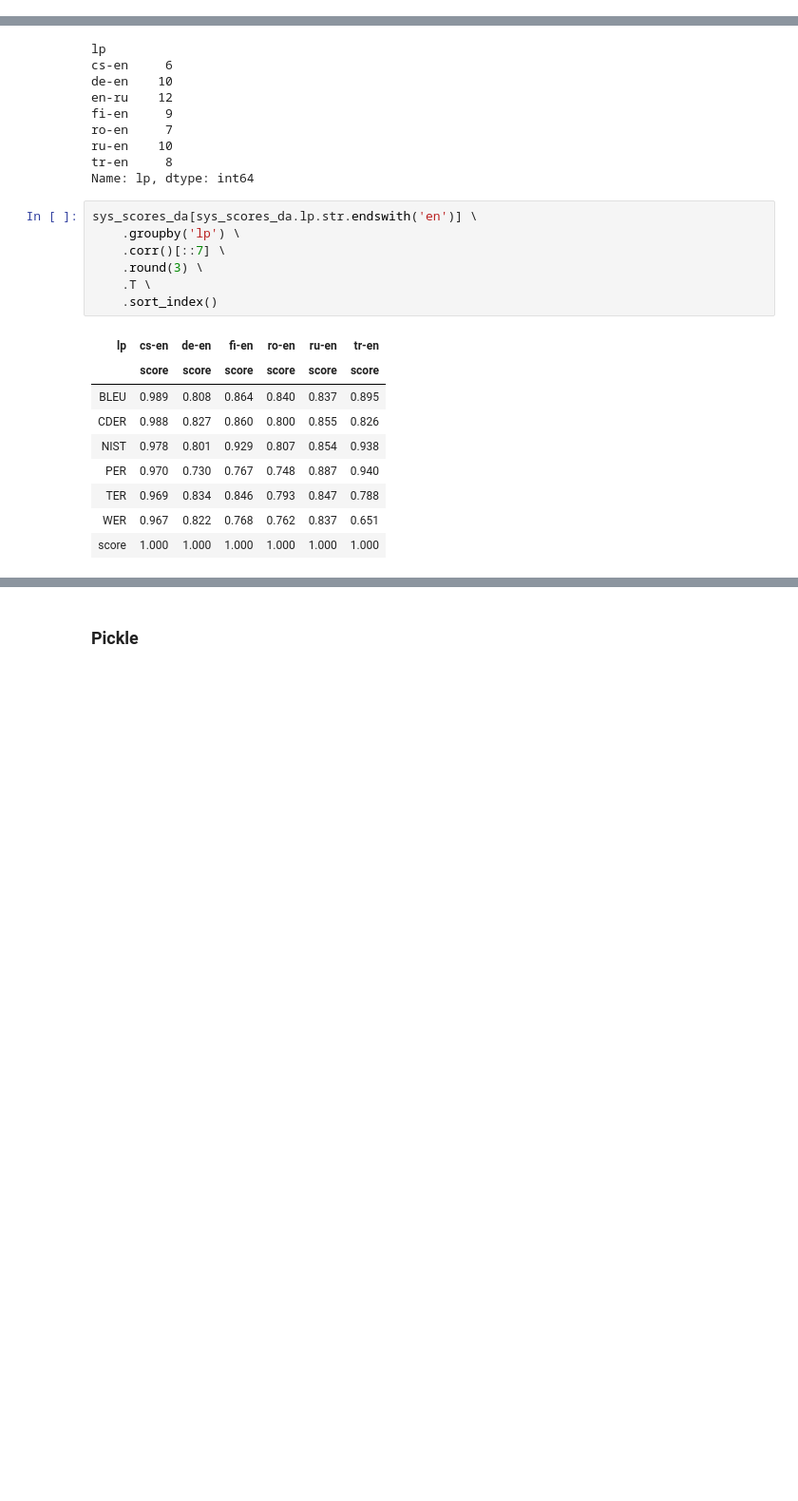
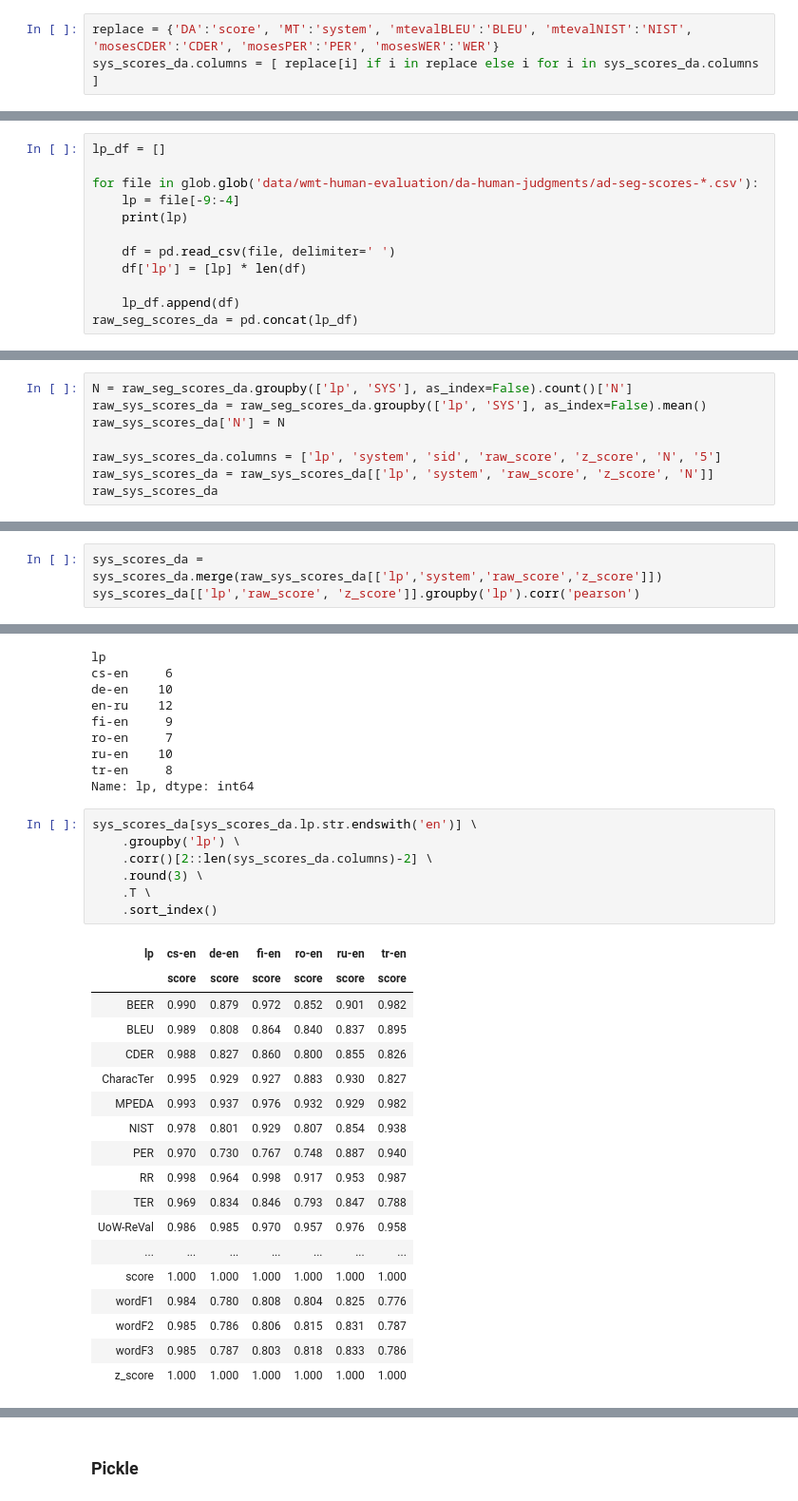
Before and after one commit to johntzwei/wmt16-19-metrics-shared-task, a Jupyter notebook: wmt16-data.ipynb, the cells around one changed output, grey strips where cells are left out. Shown at 95% size. Cells and saved outputs as stored; diff of their text form; blank space fills up the shorter version.

```diff
--- a/wmt16-data.ipynb
+++ b/wmt16-data.ipynb
@@ -53,0 +66,3 @@ sys_scores_da.columns = ['lp', 'score', 'system', 'BLEU', 'NIST', 'CDER', 'PER',
+# %%
+replace = {'DA':'score', 'MT':'system', 'mtevalBLEU':'BLEU', 'mtevalNIST':'NIST', 'mosesCDER':'CDER', 'mosesPER':'PER', 'mosesWER':'WER'}
+sys_scores_da.columns = [ replace[i] if i in replace else i for i in sys_scores_da.columns ]
@@ -53,0 +71,12 @@ sys_scores_da.columns = ['lp', 'score', 'system', 'BLEU', 'NIST', 'CDER', 'PER',
+# %%
+lp_df = []
+
+for file in glob.glob('data/wmt-human-evaluation/da-human-judgments/ad-seg-scores-*.csv'):
+    lp = file[-9:-4]
+    print(lp)
+
+    df = pd.read_csv(file, delimiter=' ')
+    df['lp'] = [lp] * len(df)
+
+    lp_df.append(df)
+raw_seg_scores_da = pd.concat(lp_df)
@@ -53,0 +91,8 @@ sys_scores_da.columns = ['lp', 'score', 'system', 'BLEU', 'NIST', 'CDER', 'PER',
+# %%
+N = raw_seg_scores_da.groupby(['lp', 'SYS'], as_index=False).count()['N']
+raw_sys_scores_da = raw_seg_scores_da.groupby(['lp', 'SYS'], as_index=False).mean()
+raw_sys_scores_da['N'] = N
+
+raw_sys_scores_da.columns = ['lp', 'system', 'sid', 'raw_score', 'z_score', 'N', '5']
+raw_sys_scores_da = raw_sys_scores_da[['lp', 'system', 'raw_score', 'z_score', 'N']]
+raw_sys_scores_da
@@ -53,0 +113,3 @@ sys_scores_da.columns = ['lp', 'score', 'system', 'BLEU', 'NIST', 'CDER', 'PER',
+# %%
+sys_scores_da = sys_scores_da.merge(raw_sys_scores_da[['lp','system','raw_score','z_score']])
+sys_scores_da[['lp','raw_score', 'z_score']].groupby('lp').corr('pearson')
@@ -70,20 +149,29 @@ Name: lp, dtype: int64
 # %%
 sys_scores_da[sys_scores_da.lp.str.endswith('en')] \
     .groupby('lp') \
-    .corr()[::7] \
+    .corr()[2::len(sys_scores_da.columns)-2] \
     .round(3) \
     .T \
     .sort_index()
 # %% [output]
 | lp | cs-en | de-en | fi-en | ro-en | ru-en | tr-en |
 |  | score | score | score | score | score | score |
+| BEER | 0.990 | 0.879 | 0.972 | 0.852 | 0.901 | 0.982 |
 | BLEU | 0.989 | 0.808 | 0.864 | 0.840 | 0.837 | 0.895 |
 | CDER | 0.988 | 0.827 | 0.860 | 0.800 | 0.855 | 0.826 |
+| CharacTer | 0.995 | 0.929 | 0.927 | 0.883 | 0.930 | 0.827 |
+| MPEDA | 0.993 | 0.937 | 0.976 | 0.932 | 0.929 | 0.982 |
 | NIST | 0.978 | 0.801 | 0.929 | 0.807 | 0.854 | 0.938 |
 | PER | 0.970 | 0.730 | 0.767 | 0.748 | 0.887 | 0.940 |
+| RR | 0.998 | 0.964 | 0.998 | 0.917 | 0.953 | 0.987 |
 | TER | 0.969 | 0.834 | 0.846 | 0.793 | 0.847 | 0.788 |
-| WER | 0.967 | 0.822 | 0.768 | 0.762 | 0.837 | 0.651 |
+| UoW-ReVal | 0.986 | 0.985 | 0.970 | 0.957 | 0.976 | 0.958 |
+| ... | ... | ... | ... | ... | ... | ... |
 | score | 1.000 | 1.000 | 1.000 | 1.000 | 1.000 | 1.000 |
+| wordF1 | 0.984 | 0.780 | 0.808 | 0.804 | 0.825 | 0.776 |
+| wordF2 | 0.985 | 0.786 | 0.806 | 0.815 | 0.831 | 0.787 |
+| wordF3 | 0.985 | 0.787 | 0.803 | 0.818 | 0.833 | 0.786 |
+| z_score | 1.000 | 1.000 | 1.000 | 1.000 | 1.000 | 1.000 |
 # %%
 sys_scores_da[~sys_scores_da.lp.str.endswith('en')] \
     .groupby('lp') \
```
Also changed, not shown: parts of 20 cells of this notebook, 3 other files.
